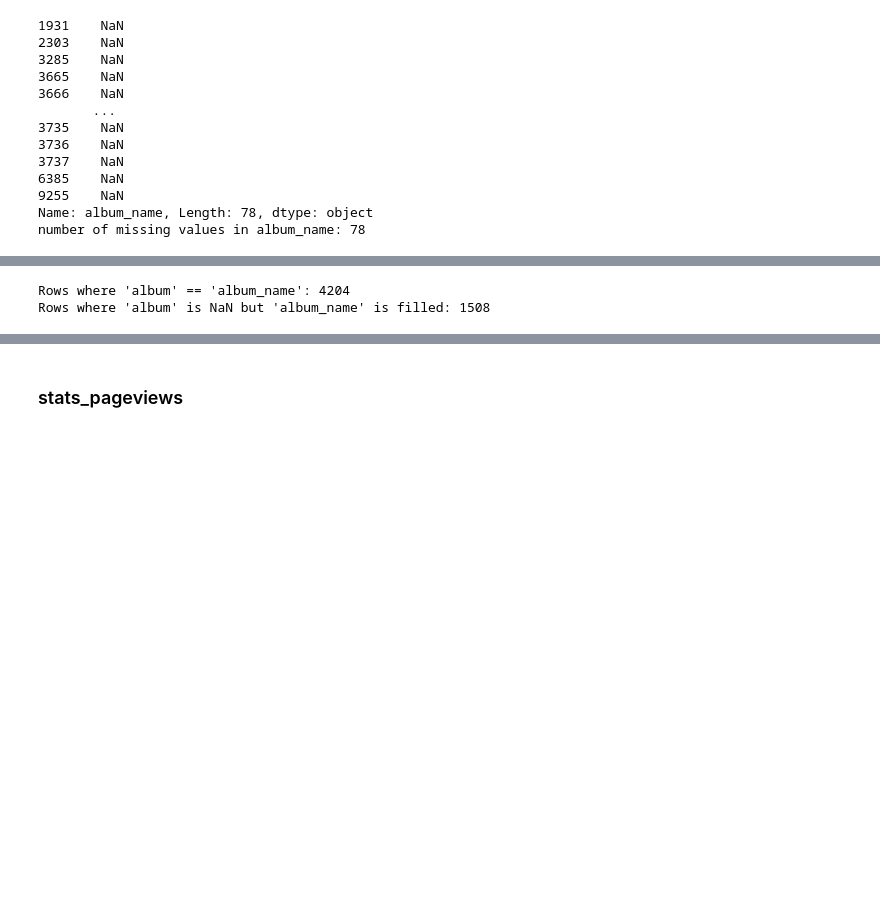
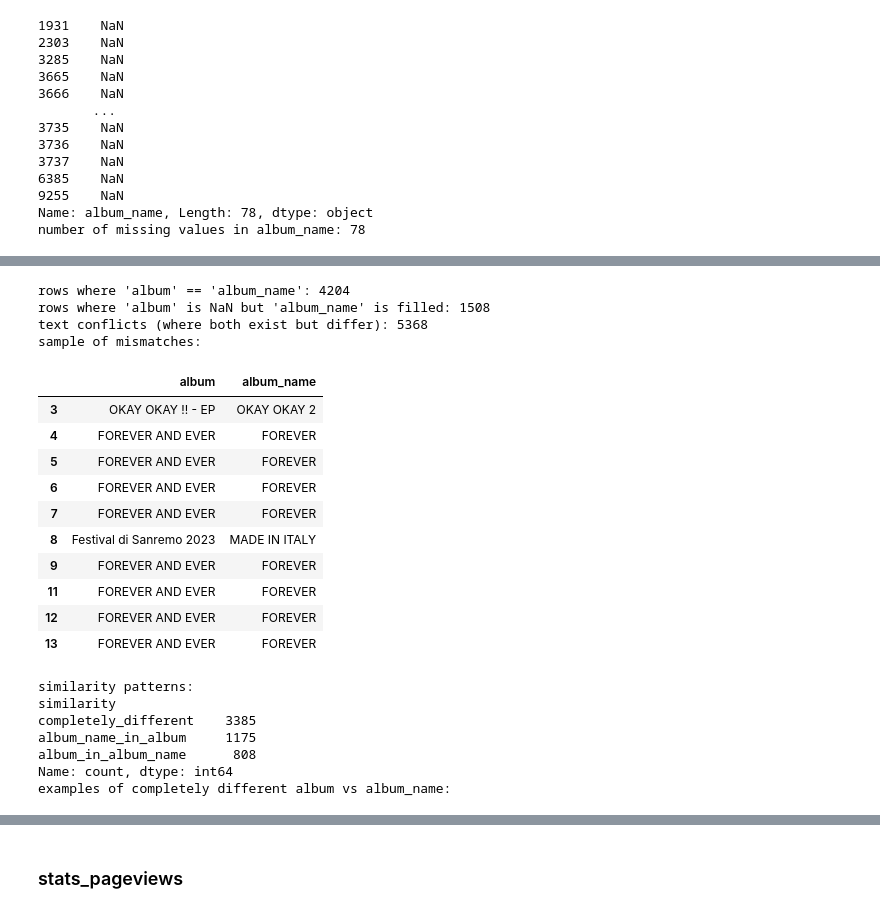
Before and after one commit to jaanisfehling/italian-rap-songs, a Jupyter notebook: data_understanding/tracks_analysis.ipynb, the cells around one changed output, grey strips where cells are left out. Drawn from its saved outputs; the diff is of its cells as text; code cells hidden in the pictures; blank space fills up the shorter version.

```diff
--- a/data_understanding/tracks_analysis.ipynb
+++ b/data_understanding/tracks_analysis.ipynb
@@ -951,10 +953,80 @@ number of missing values in album_name: 78
 # %%
 matches = (df['album'] == df['album_name']).sum()
-print(f"\nRows where 'album' == 'album_name': {matches}")
+print(f"rows where 'album' == 'album_name': {matches}")
 
-# Check where 'album' is empty but 'album_name' is not
 filled_mismatch = (df['album'].isna() & df['album_name'].notna()).sum()
-print(f"Rows where 'album' is NaN but 'album_name' is filled: {filled_mismatch}")
+print(f"rows where 'album' is NaN but 'album_name' is filled: {filled_mismatch}")
+
+conflict_mask = (
+        df['album'].notna() &
+        df['album_name'].notna() &
+        (df['album'] != df['album_name'])
+    )
+
+conflicts = df[conflict_mask].copy()
+
+print(f"text conflicts (where both exist but differ): {len(conflicts)}")
+
+mismatches = df[
+    (df['album'] != df['album_name']) &
+    df['album'].notna() &
+    df['album_name'].notna()
+]
+mismatches_sample = mismatches.head(20)
+
+print("sample of mismatches:")
+mismatches_display = mismatches_sample.copy()
+display(mismatches_display[['album', 'album_name']].head(10))
+
+def check_similarity(row):
+    a = str(row['album']).lower().strip()
+    b = str(row['album_name']).lower().strip()
+    if a in b:
+        return 'album_in_album_name'
+    elif b in a:
+        return 'album_name_in_album'
+    else:
+        return 'completely_different'
+
+conflicts.loc[:, 'similarity'] = conflicts.apply(check_similarity, axis=1)
+print("similarity patterns:")
+print(conflicts['similarity'].value_counts())
+
+completely_diff = conflicts[conflicts['similarity'] == 'completely_different'] \
+                               [['album', 'album_name']].head(20)
+
+print("examples of completely different album vs album_name:")
+completely_diff_display = completely_diff.copy()
+display(completely_diff_display.head(10))
+
+missing_album = df[
+    df['album'].isna() &
+    df['album_name'].notna()
+][['album', 'album_name']].head(20)
+
+print("examples where album is NaN but album_name is filled:")
+missing_album_display = missing_album.copy()
+display(missing_album_display.head(10))
 # %% [output]
-Rows where 'album' == 'album_name': 4204
-Rows where 'album' is NaN but 'album_name' is filled: 1508
+rows where 'album' == 'album_name': 4204
+rows where 'album' is NaN but 'album_name' is filled: 1508
+text conflicts (where both exist but differ): 5368
+sample of mismatches:
+|  | album | album_name |
+| 3 | OKAY OKAY !! - EP | OKAY OKAY 2 |
+| 4 | FOREVER AND EVER | FOREVER |
+| 5 | FOREVER AND EVER | FOREVER |
+| 6 | FOREVER AND EVER | FOREVER |
+| 7 | FOREVER AND EVER | FOREVER |
+| 8 | Festival di Sanremo 2023 | MADE IN ITALY |
+| 9 | FOREVER AND EVER | FOREVER |
+| 11 | FOREVER AND EVER | FOREVER |
+| 12 | FOREVER AND EVER | FOREVER |
+| 13 | FOREVER AND EVER | FOREVER |
+similarity patterns:
+similarity
+completely_different    3385
+album_name_in_album     1175
+album_in_album_name      808
+Name: count, dtype: int64
+examples of completely different album vs album_name:
```
Also changed, not shown: parts of 38 cells of this notebook.
